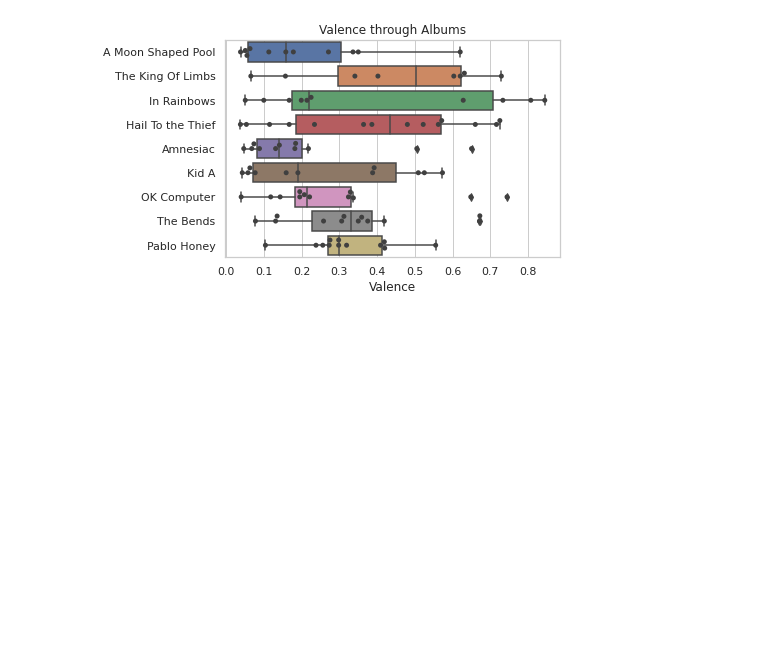
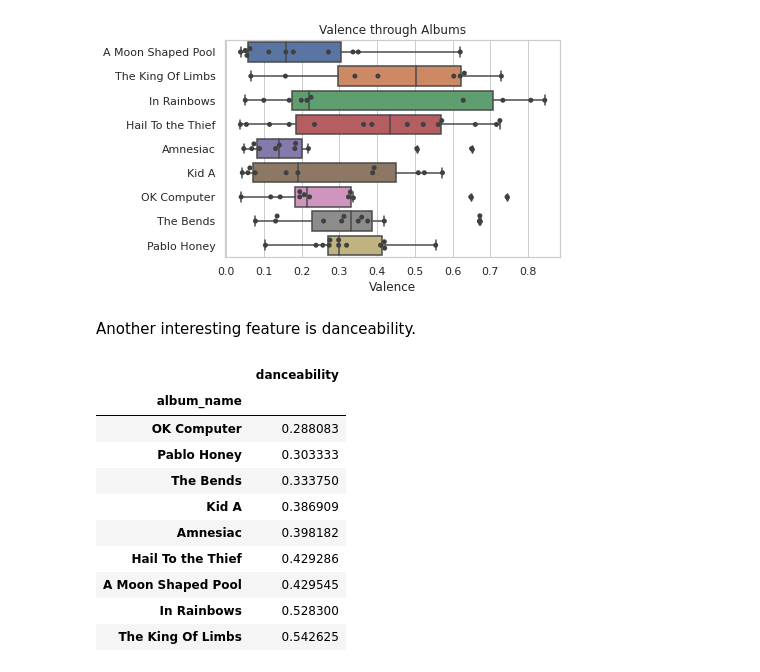
Before and after one commit to RamonPuon/Spotipy-Valence-Analysis, a Jupyter notebook: Radiohead.ipynb, the cells around one changed output. Drawn from its saved outputs; the diff is of its cells as text; code cells hidden in the pictures; blank space fills up the shorter version.

```diff
--- a/Radiohead.ipynb
+++ b/Radiohead.ipynb
@@ -71,3 +71,19 @@ plt.xlabel('Valence')
 # %% [output]
 Text(0.5, 0, 'Valence')
 [figure]
+# %% [markdown]
+Another interesting feature is danceability.
+# %%
+df.groupby('album_name').agg({'danceability':np.mean}).sort_values(by='danceability')
+# %% [output]
+|  | danceability |
+| album_name |  |
+| OK Computer | 0.288083 |
+| Pablo Honey | 0.303333 |
+| The Bends | 0.333750 |
+| Kid A | 0.386909 |
+| Amnesiac | 0.398182 |
+| Hail To the Thief | 0.429286 |
+| A Moon Shaped Pool | 0.429545 |
+| In Rainbows | 0.528300 |
+| The King Of Limbs | 0.542625 |
```
Also changed, not shown: parts of 3 cells of this notebook.
